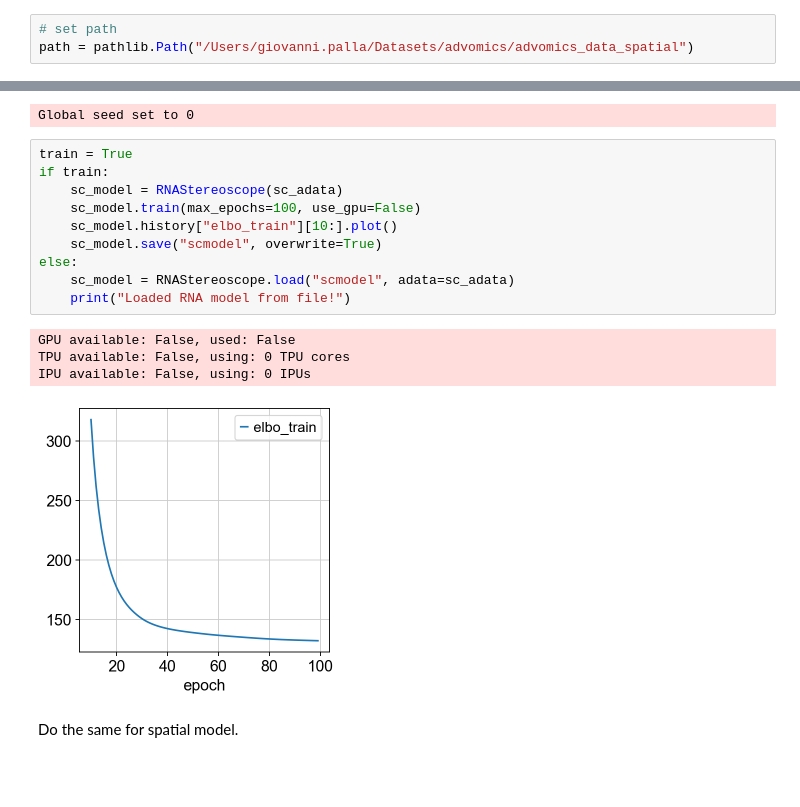
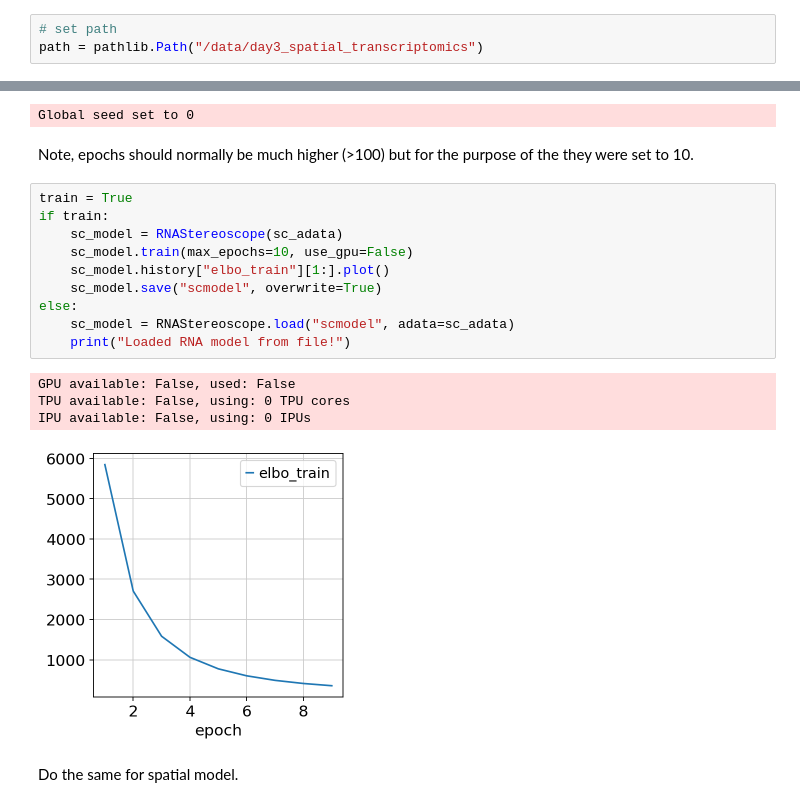
Before and after one commit to fmicompbio/adv_singlecell_2022, a Jupyter notebook: day3_spatial_transcriptomics/3_tutorial_deconvolution_stereoscope.ipynb, the cells around one changed output, grey strips where cells are left out. Cells and saved outputs as stored; diff of their text form; blank space fills up the shorter version.

```diff
--- a/day3_spatial_transcriptomics/3_tutorial_deconvolution_stereoscope.ipynb
+++ b/day3_spatial_transcriptomics/3_tutorial_deconvolution_stereoscope.ipynb
@@ -25,7 +25,7 @@ import squidpy as sq
 sc.set_figure_params(figsize=(4, 4), frameon=False)
 # %%
 # set path
-path = pathlib.Path("/Users/giovanni.palla/Datasets/advomics/advomics_data_spatial")
+path = pathlib.Path("/data/day3_spatial_transcriptomics")
 # %% [markdown]
 Data preparation
 ----------------
@@ -83,21 +81,23 @@ from scvi.external import RNAStereoscope, SpatialStereoscope
 RNAStereoscope.setup_anndata(sc_adata, layer="counts", labels_key="Main_cluster_name")
 # %% [output]
 Global seed set to 0
+# %% [markdown]
+Note, epochs should normally be much higher (>100) but for the purpose of the they were set to 10.
 # %%
 train = True
 if train:
     sc_model = RNAStereoscope(sc_adata)
-    sc_model.train(max_epochs=100, use_gpu=False)
-    sc_model.history["elbo_train"][10:].plot()
+    sc_model.train(max_epochs=10, use_gpu=False)
+    sc_model.history["elbo_train"][1:].plot()
     sc_model.save("scmodel", overwrite=True)
 else:
     sc_model = RNAStereoscope.load("scmodel", adata=sc_adata)
     print("Loaded RNA model from file!")
 # %% [output]
 GPU available: False, used: False
 TPU available: False, using: 0 TPU cores
 IPU available: False, using: 0 IPUs
-[figure, old version]
+[figure, new version]
 # %% [markdown]
 Do the same for spatial model.
 # %%
```
Also changed, not shown: parts of 6 cells of this notebook, 2 other files.
